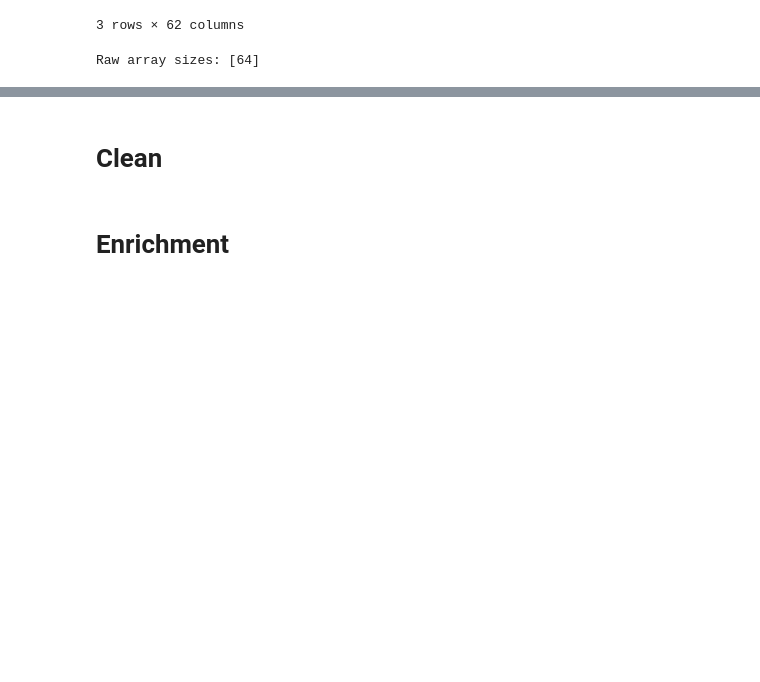
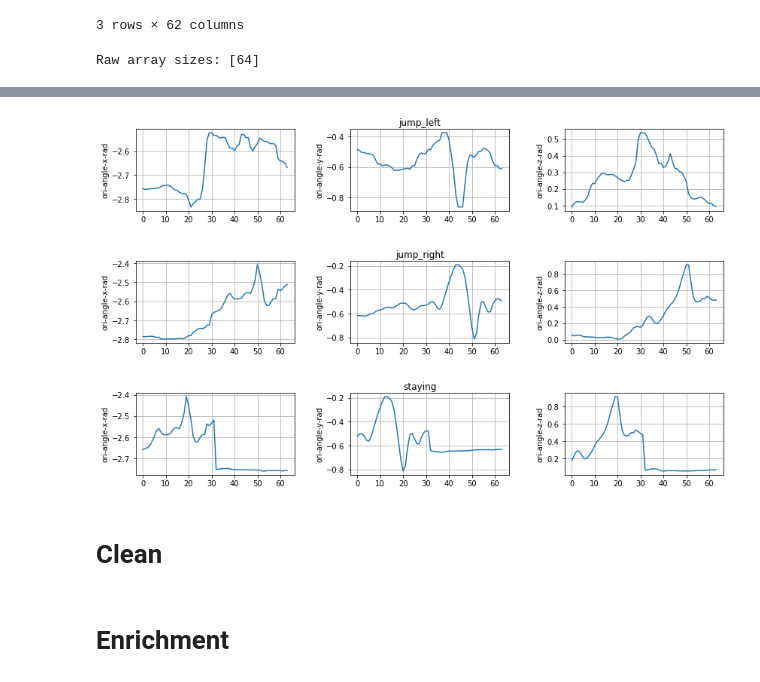
Before and after one commit to djocraveiro/duck-catch-and-fit, a Jupyter notebook: Notebooks/AmI2022.ipynb, the cells around one changed output, grey strips where cells are left out. Saved outputs shown, nothing was run; the diff lists cells and outputs as text; code cells hidden in the pictures; blank space fills up the shorter version.

```diff
--- a/Notebooks/AmI2022.ipynb
+++ b/Notebooks/AmI2022.ipynb
@@ -150,3 +154,11 @@ plot_data_from_row(df, 2, ['acc-x-m/s^2', 'acc-y-m/s^2', 'acc-z-m/s^2'], 'activi
+# %%
+plot_data_from_row(df, 0, ['ori-angle-x-rad', 'ori-angle-y-rad', 'ori-angle-z-rad'], 'activity')
+plot_data_from_row(df, 1, ['ori-angle-x-rad', 'ori-angle-y-rad', 'ori-angle-z-rad'], 'activity')
+plot_data_from_row(df, 2, ['ori-angle-x-rad', 'ori-angle-y-rad', 'ori-angle-z-rad'], 'activity')
+# %% [output]
+[figure, added]
+[figure, added]
+[figure, added]
 # %% [markdown]
 # Clean
 # %%
```
Also changed, not shown: parts of 10 cells of this notebook.
